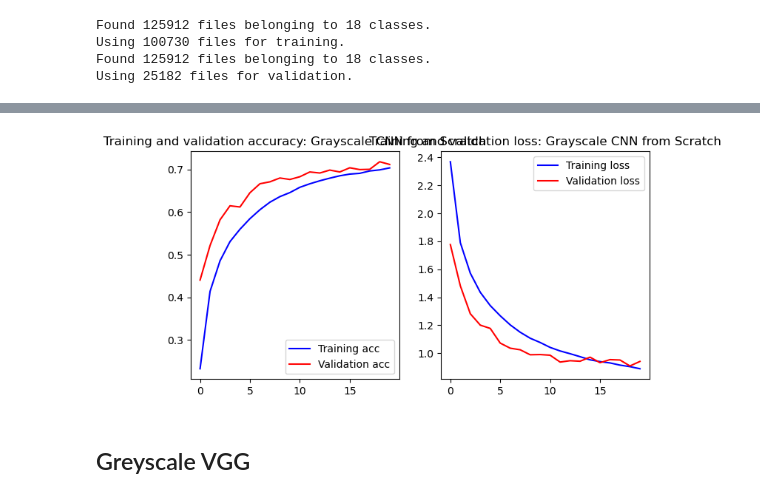
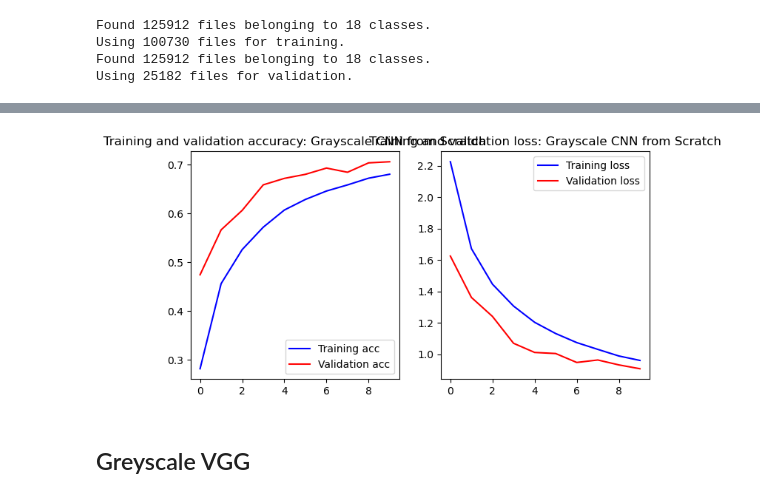
Before and after one commit to Owen-kc/GUI-Project-2, a Jupyter notebook: code.ipynb, the cells around one changed output, grey strips where cells are left out. Drawn from its saved outputs; the diff is of its cells as text; code cells hidden in the pictures.

```diff
--- a/code.ipynb
+++ b/code.ipynb
@@ -336,7 +342,7 @@ model_scratch_gray = build_scratch_model_gray(input_shape_gray, num_classes)
 history_scratch_gray = model_scratch_gray.fit(
     train_ds_gray,
     validation_data=val_ds_gray,
-    epochs=20,
+    epochs=10,
     batch_size=batch_size
 )
 
@@ -366,5 +372,5 @@ Epoch 20/20
 Grayscale Scratch Model Test Accuracy: 0.70
-[figure, old version]
+[figure, new version]
 # %% [markdown]
 ## Greyscale VGG
 # %%
```
Also changed, not shown: parts of 11 cells of this notebook.
